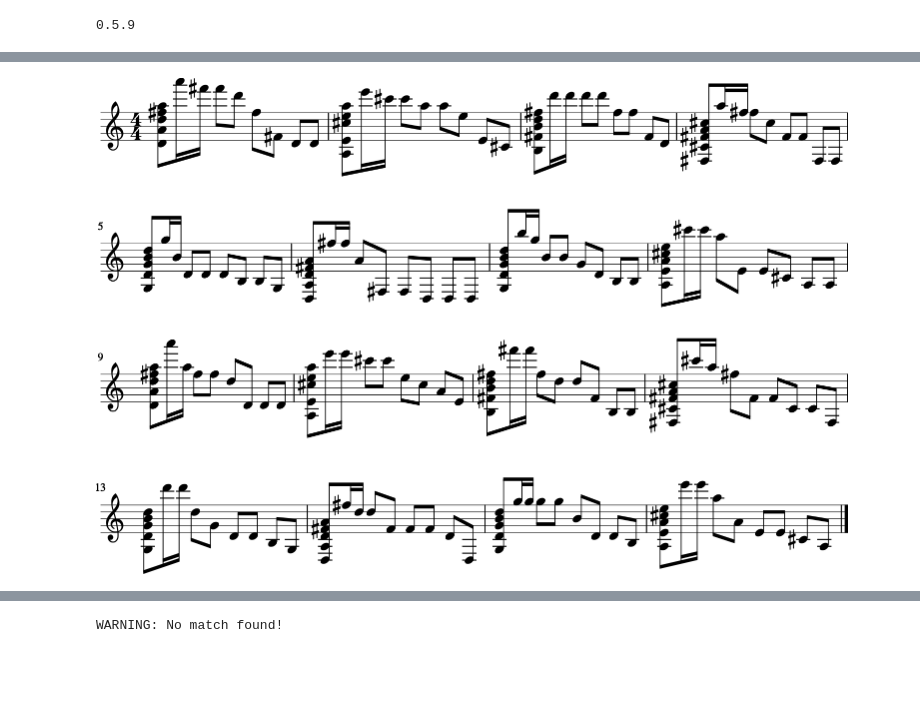
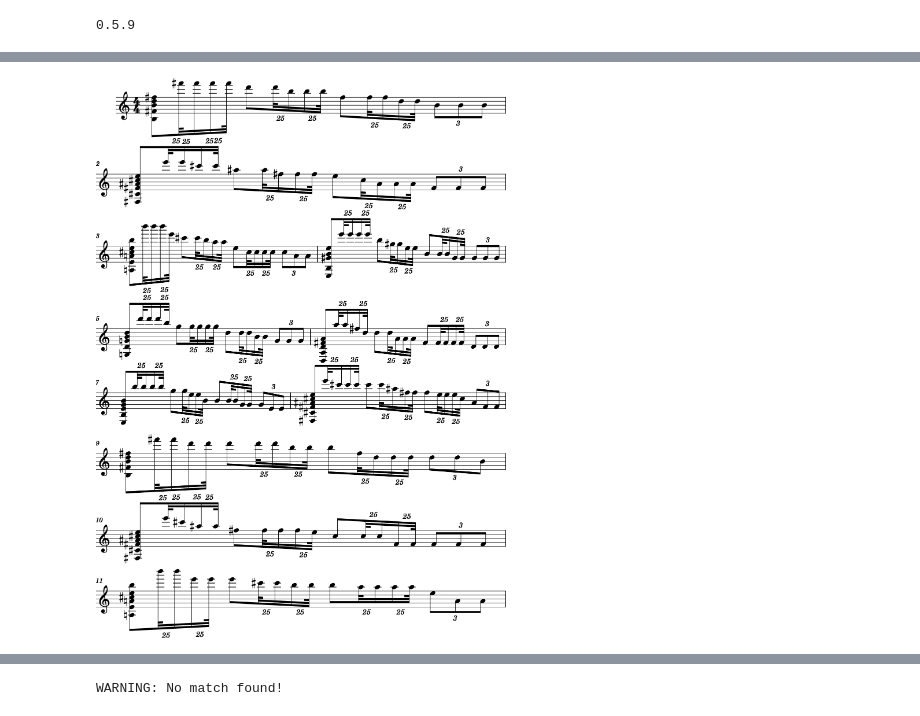
Before and after one commit to heeryerate/Guitar-Harmony, a Jupyter notebook: examples/develop_test.ipynb, the cells around one changed output, grey strips where cells are left out. Cells and saved outputs as stored; diff of their text form; code cells hidden in the pictures; blank space fills up the shorter version.

```diff
--- a/examples/develop_test.ipynb
+++ b/examples/develop_test.ipynb
@@ -49,33 +73,33 @@ for t in gt.Chord.displayAllChordsRecipe()[:3]:
 # %%
 import guitarHarmony as gt
 import random
 
 elements  = []
 # Hotel California
 chord_set = ['B.m', 'F#.7', 'A.add9','E','G','D','E.m', 'F#.7']
 inversion_set = '00010000'
 bar_duration = [0.5,0.25,0.25,0.25,0.5,0.25,1.0,0.5,0.5]
 octaves = [0, 1]
 
 # Canon
-chord_set = ['D5', 'A', 'B.m','F#.m','G','D','G', 'A']
-inversion_set = '01000000'
-bar_duration = [0.5,0.25,0.25,0.5,0.5,0.5,0.5,0.5,0.5]
-octaves = [-1, 0, 1]
+# chord_set = ['D5', 'A', 'B.m','F#.m','G','D','G', 'A']
+# inversion_set = '01000000'
+bar_duration = [0.5,0.12,0.13,0.13,0.12, 0.5,0.12,0.13,0.13,0.12,0.5,0.12,0.13,0.13,0.12,1/3,1/3,1/3]
+# octaves = [-1, 0, 1]
 
 l = len(chord_set)
 for idx in range(l*2):
     chord = gt.Chord.pharseChord(chord_set[idx%l], inversion=int(inversion_set[idx%l]), duration=bar_duration[0])
     ap = [random.choice(chord.chord_notes).setDuration(d).changeOctave(random.choice(octaves)) for d in bar_duration[1:]]
     ap = [note.setDuration(d) for note, d in zip(gt.Note.sortNotes(ap)[::-1], bar_duration[1:])]
     elements.append([chord.expandChord()] + ap)
 
 s = gt.Stream([el for elset in elements for el in elset])
 # s.show('notation')
 s.show()
 s.show('midi')
 # %% [output]
-[figure, old version]
+[figure, new version]
 [interactive output not drawn]
 # %%
 import guitarHarmony as gt
```
Also changed, not shown: parts of 7 cells of this notebook, 52 other files.
